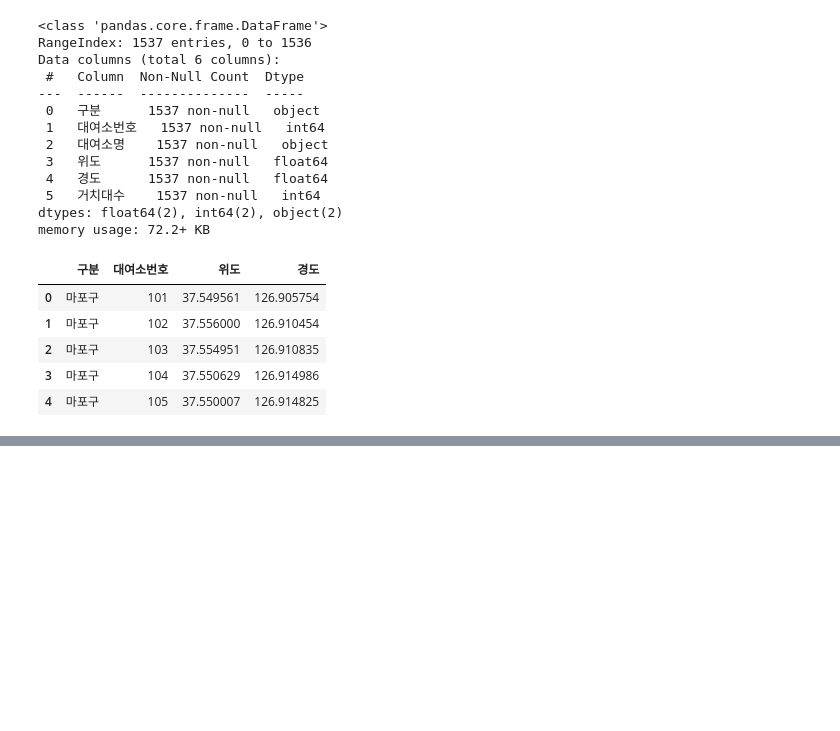
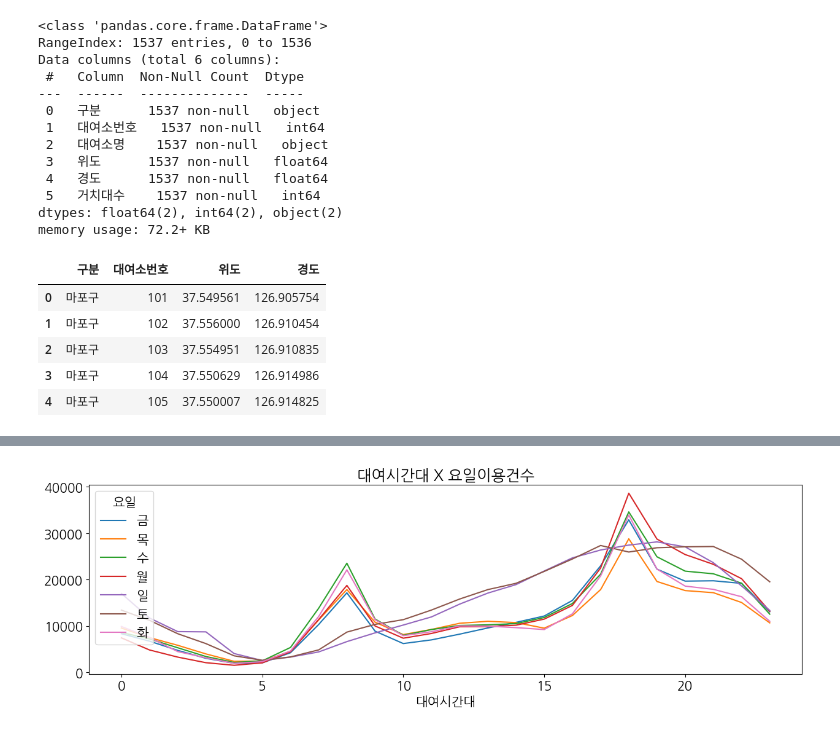
Before and after one commit to dongjoo12/github-demo, a Jupyter notebook: notebooks/bike_ride.ipynb, the cells around one changed output, grey strips where cells are left out. Cells and saved outputs as stored; diff of their text form; code cells hidden in the pictures; blank space fills up the shorter version.

```diff
--- a/notebooks/bike_ride.ipynb
+++ b/notebooks/bike_ride.ipynb
@@ -325,0 +420,3 @@ bikes.head()
+# %%
+hourly_dayofweek_ride = bikes.pivot_table(index='대여시간대', columns='요일', values='자전거번호', aggfunc='count')
+hourly_dayofweek_ride.head()
@@ -325,0 +431,4 @@ bikes.head()
+# %%
+hourly_dayofweek_ride.plot(kind='line', title='대여시간대 X 요일이용건수', figsize=(15,4));
+# %% [output]
+[figure, added]
```
Also changed, not shown: parts of 28 cells of this notebook, 1 other file.
